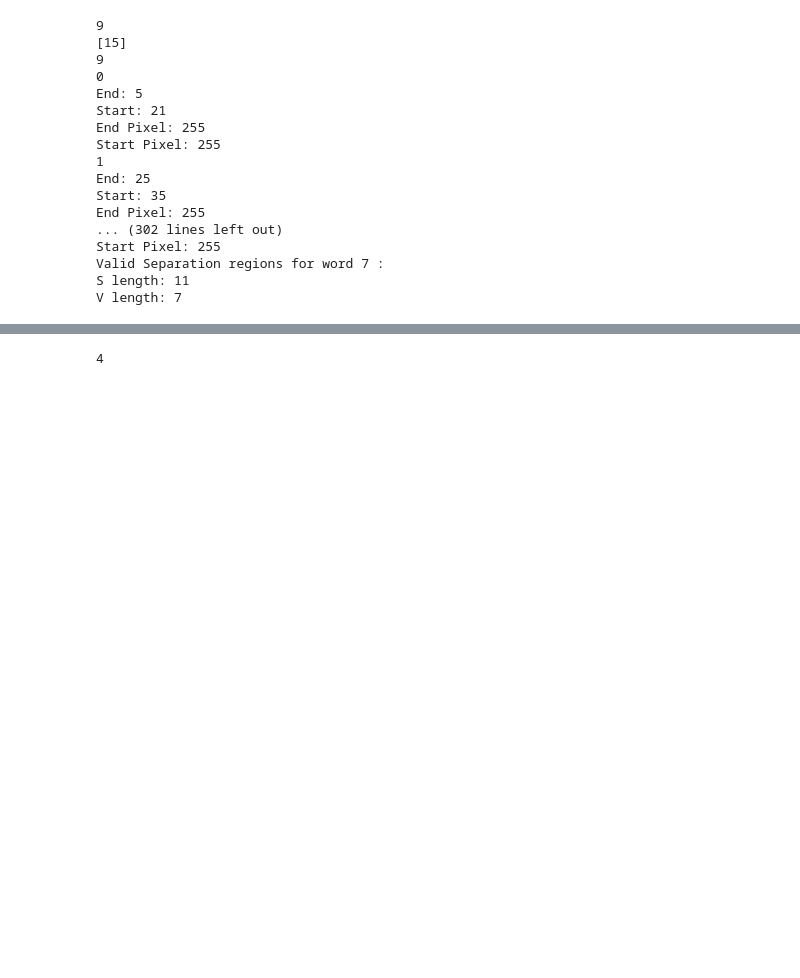
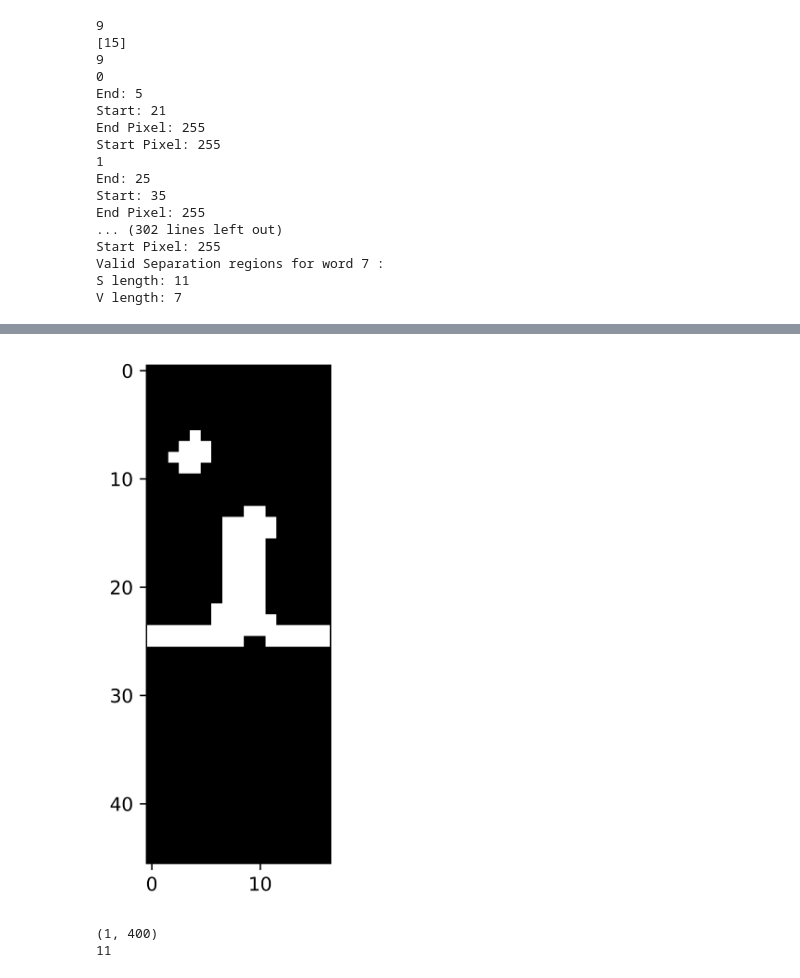
Before and after one commit to AhmedZahran02/Arabic-Font-Recog, a Jupyter notebook: main.ipynb, the cells around one changed output, grey strips where cells are left out. Cells and saved outputs as stored; diff of their text form; code cells hidden in the pictures; blank space fills up the shorter version.

```diff
--- a/main.ipynb
+++ b/main.ipynb
@@ -11,7 +12,7 @@ from Classifier import *
 import numpy as np
 plt.rc("figure", dpi=1000)
 # %%
-path = "D:\\archive\\fonts-dataset\\Lemonada\\"
+path = ".\\fonts-dataset\\Lemonada\\"
 image = ImageLoader.loadImage(path,"1.jpeg")
 alteredImage=image
 ImageLoader.print(alteredImage)
@@ -74,21 +75,9 @@ Start Pixel: 255
 Valid Separation regions for word 7 :
 S length: 11
 V length: 7
-# %%
-from ImageLoader import *
-from NoiseRemoval import *
-from Segmentation import *
-from OrientationDetector import *
-from LineCutter import *
-from WordCutter import *
-from CharCutter import *
-from FeatureExtractor import *
-from Classifier import *
-import numpy as np
-plt.rc("figure", dpi=1000)
 # %%
 feature_extractor = FeatureExtractor()
-feature_extractor.loadDataset("D:\\char_4K_sample\\char_sample\\")
+feature_extractor.loadDataset(".\\char_sample\\")
 features = feature_extractor.extractFeatures()
 classifier = Classifier()
 classifier.train(features)
@@ -139,8 +103,18 @@ def crop_to_fit_white_with_border(image, border_size=10):
 # %%
 # ImageLoader.print(crop_to_fit_white_with_border(alteredImage2[1]))
 # ImageLoader.print(alteredImage2[1])
 
-result = classifier.classify(crop_to_fit_white_with_border(alteredImage2[1]))
+def classify(image):
+    resized_letter = cv2.resize(image, (10, 20), interpolation=cv2.INTER_AREA)
+    features = FeatureExtractor.applySIFT(resized_letter)
+    print((features.reshape(1,-1)).shape)
+    predicted_label = classifier.clf.predict(features.reshape(1,-1))[0]
+    return predicted_label
+
+ImageLoader.print(alteredImage2[1])
+result = classify(Preprocessing.crop_to_fit_white_with_border(alteredImage2[1]))
 print(result+1)
 # %% [output]
+[figure, added]
-4
+(1, 400)
+11
```
Also changed, not shown: parts of 3 cells of this notebook, 5 other files.
